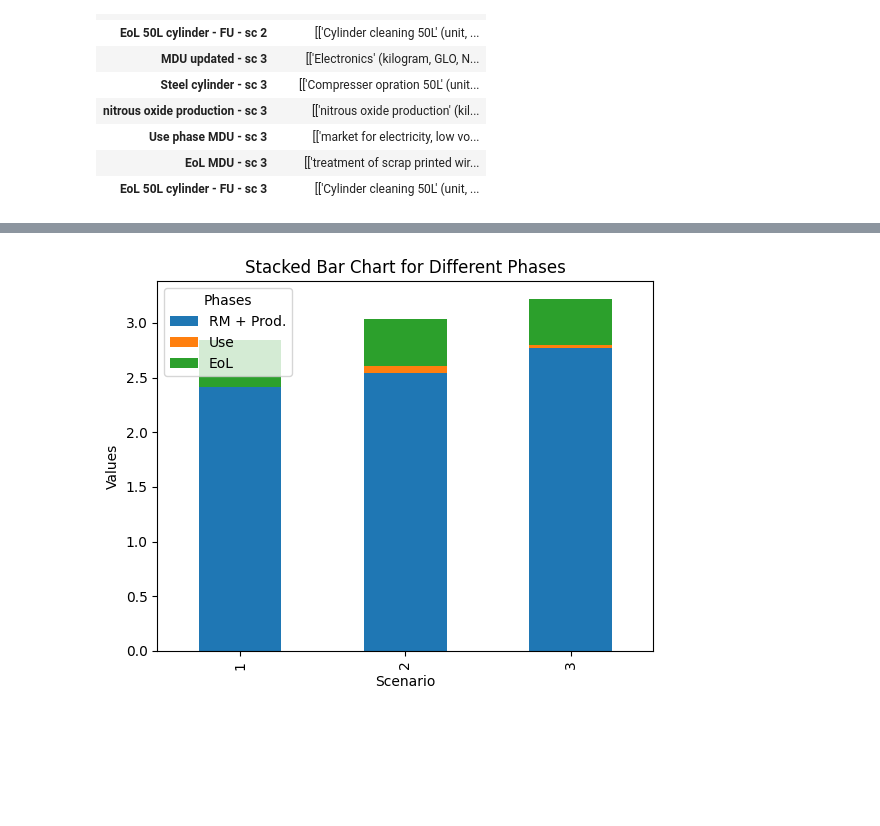
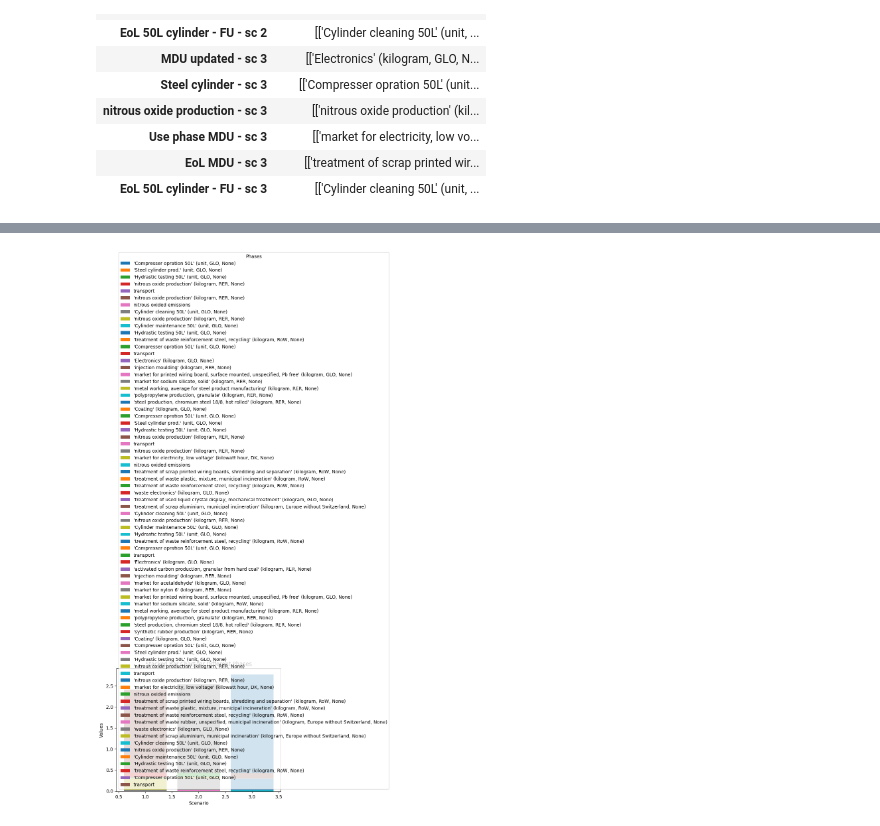
Before and after one commit to RuneWF/Single-use-vs-multi-use-in-health-care, a Jupyter notebook: Brighway/Rune_contribution.ipynb, the cells around one changed output, grey strips where cells are left out. Saved outputs shown, nothing was run; the diff lists cells and outputs as text; code cells hidden in the pictures; blank space fills up the shorter version.

```diff
--- a/Brighway/Rune_contribution.ipynb
+++ b/Brighway/Rune_contribution.ipynb
@@ -85,3 +85,18 @@ for index, row in df1.iterrows():
         elif 'basecase' in proc[0]:
             new_row_col.append(['nitrous oxided emissions', 0])
             row[col] = new_row_col
+# %%
+for index, row in df1.iterrows():
+    for col in df1.columns:
+        new_row_col = []
+        for proc in row[col]:
+            temp = proc[0]
+            if '(unit, GLO, None)' in temp:
+                proc[0] = temp.replace(' (unit, GLO, None)','')
+                print(proc[0])
+            elif '(kilogram, GLO, None)' in temp:
+                proc[0] = temp.replace(' (kilogram, GLO, None)','')
+                print(proc[0])
+            elif 'printed wiring board' in temp:
+                proc[0] = 'PCB'
+                print(proc[0])
@@ -160,37 +193,55 @@ EoL : EoL 50L cylinder - FU - sc 3, row ["'treatment of waste reinforcement stee
 EoL : EoL 50L cylinder - FU - sc 3, row ["'Compresser opration 50L' (unit, GLO, None)", 0.0055790369151272135]
 EoL : EoL 50L cylinder - FU - sc 3, row ['transport', 0.11046023651664623]
 # %%
+
 # Initialize dictionaries to store the values
-rm_prod = {1: 0, 2: 0, 3: 0}
-use_phase = {1: 0, 2: 0, 3: 0}
-eol_phase = {1: 0, 2: 0, 3: 0}
+rm_prod = {1: [], 2: [], 3: []}
+use_phase = {1: [], 2: [], 3: []}
+eol_phase = {1: [], 2: [], 3: []}
 
+leg_lst = []
 # Iterate through the DataFrame and categorize the values
 for sc in range(1, 4):
     for index, row in df_GWP.iterrows():
         for col in df_GWP.columns:
             for proc in row[col]:
                 if f'{sc}' in index:
                     if 'use' in index.lower():
-                        use_phase[sc] += proc[1]
+                        use_phase[sc].append(proc[1])
                     elif 'eol' in index.lower():
-                        eol_phase[sc] += proc[1]
+                        eol_phase[sc].append(proc[1])
                     else:
-                        rm_prod[sc] += proc[1]
-
+                        rm_prod[sc].append(proc[1])
+                    leg_lst.append(proc[0])
 # Create a DataFrame for plotting
 plot_data = pd.DataFrame({
-    'RM + Prod.': rm_prod,
-    'Use': use_phase,
-    'EoL': eol_phase
+    'RM + Prod.': [sum(rm_prod[sc]) for sc in range(1, 4)],
+    'Use': [sum(use_phase[sc]) for sc in range(1, 4)],
+    'EoL': [sum(eol_phase[sc]) for sc in range(1, 4)]
 })
 
 # Plot the stacked bar chart
-plot_data.plot(kind='bar', stacked=True)
-plt.xlabel('Scenario')
-plt.ylabel('Values')
-plt.title('Stacked Bar Chart for Different Phases')
-plt.legend(title='Phases')
+fig, ax = plt.subplots()
+
+# Plot each phase separately
+for sc in range(1, 4):
+    bottom = 0
+    for value in rm_prod[sc]:
+        ax.bar(sc, value, bottom=bottom, label='RM + Prod.' if bottom == 0 else "")
+        bottom += value
+    bottom = 0
+    for value in use_phase[sc]:
+        ax.bar(sc, value, bottom=bottom, label='Use' if bottom == 0 else "")
+        bottom += value
+    bottom = 0
+    for value in eol_phase[sc]:
+        ax.bar(sc, value, bottom=bottom, label='EoL' if bottom == 0 else "")
+        bottom += value
+
+ax.set_xlabel('Scenario')
+ax.set_ylabel('Values')
+ax.set_title('Stacked Bar Chart for Different Phases')
+ax.legend(leg_lst,title='Phases')
 plt.show()
 # %% [output]
-[figure, old version]
+[figure, new version]
```
Also changed, not shown: parts of 4 cells of this notebook.
